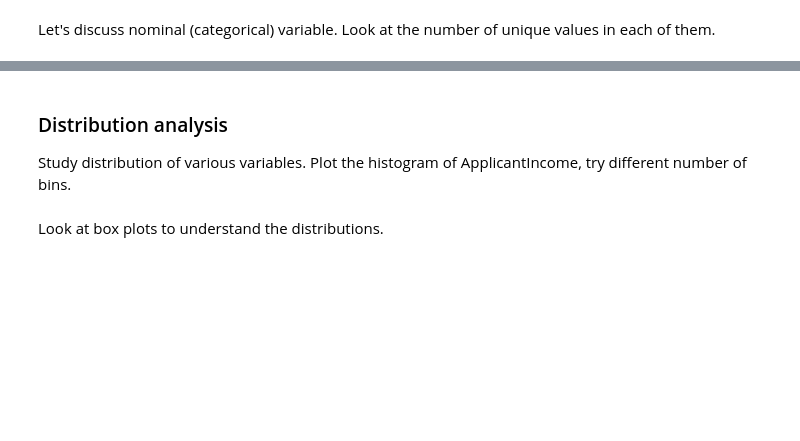
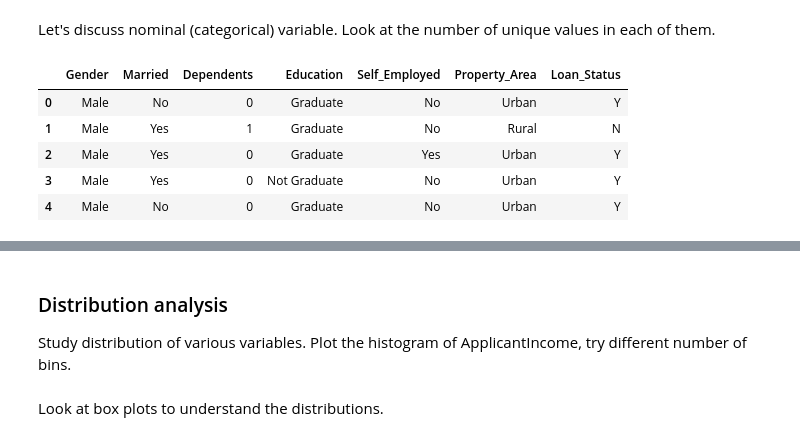
Before and after one commit to rafaelaqfc/Loan-Prediction-Project, a Jupyter notebook: notebooks/instructions.ipynb, the cells around one changed output, grey strips where cells are left out. Saved outputs shown, nothing was run; the diff lists cells and outputs as text; code cells hidden in the pictures; blank space fills up the shorter version.

```diff
--- a/notebooks/instructions.ipynb
+++ b/notebooks/instructions.ipynb
@@ -263,2 +271,14 @@ plt.show()
 # %% [markdown]
 Let's discuss nominal (categorical) variable. Look at the number of unique values in each of them.
+# %%
+# In order to answer this question, let's get the categorical columns from the df first
+df_categorical_columns = df[['Gender', 'Married', 'Dependents', 'Education', 'Self_Employed', 'Property_Area', 'Loan_Status']]
+df_categorical = df_categorical_columns
+df_categorical.head()
+# %% [output]
+|  | Gender | Married | Dependents | Education | Self_Employed | Property_Area | Loan_Status |
+| 0 | Male | No | 0 | Graduate | No | Urban | Y |
+| 1 | Male | Yes | 1 | Graduate | No | Rural | N |
+| 2 | Male | Yes | 0 | Graduate | Yes | Urban | Y |
+| 3 | Male | Yes | 0 | Not Graduate | No | Urban | Y |
+| 4 | Male | No | 0 | Graduate | No | Urban | Y |
```
Also changed, not shown: parts of 10 cells of this notebook.
